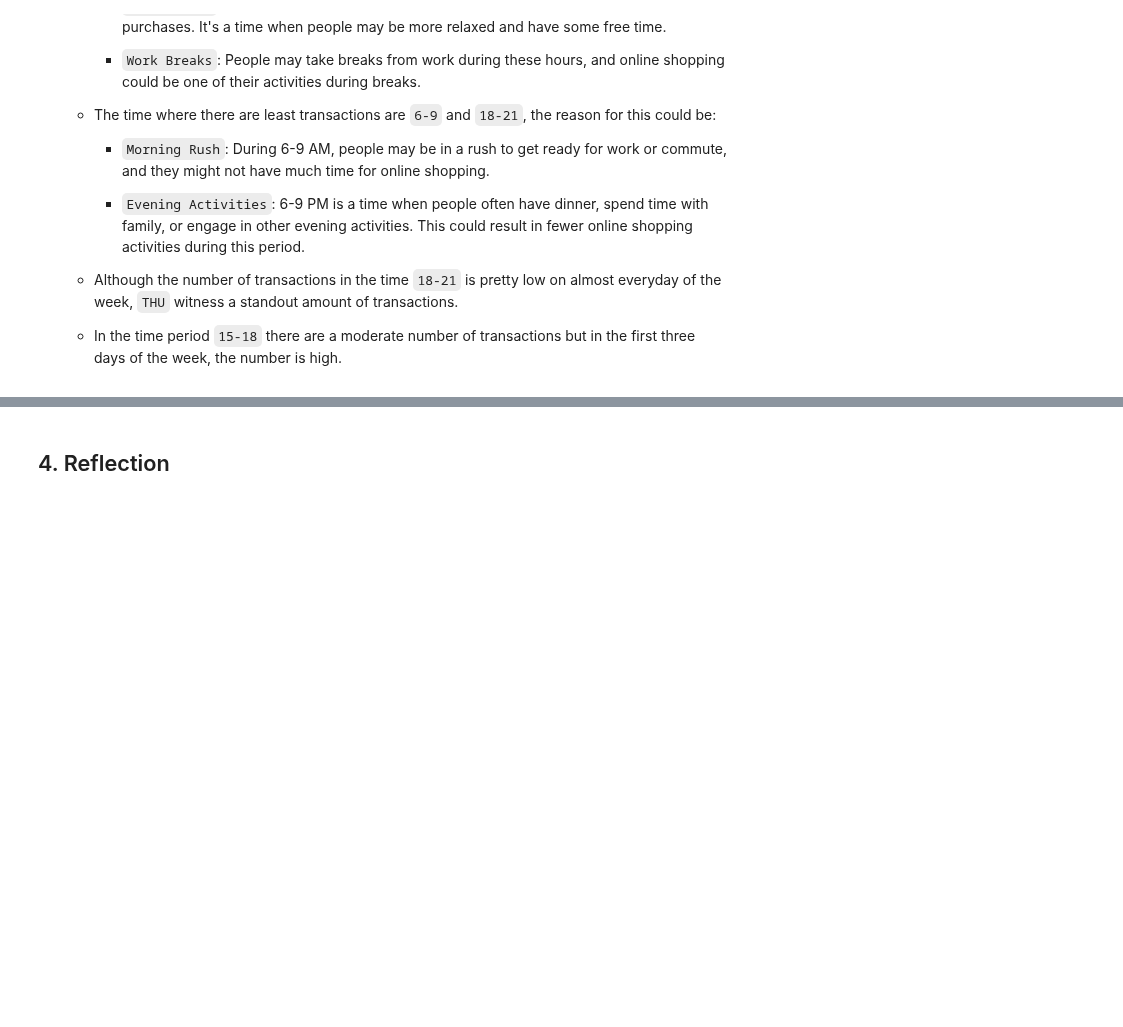
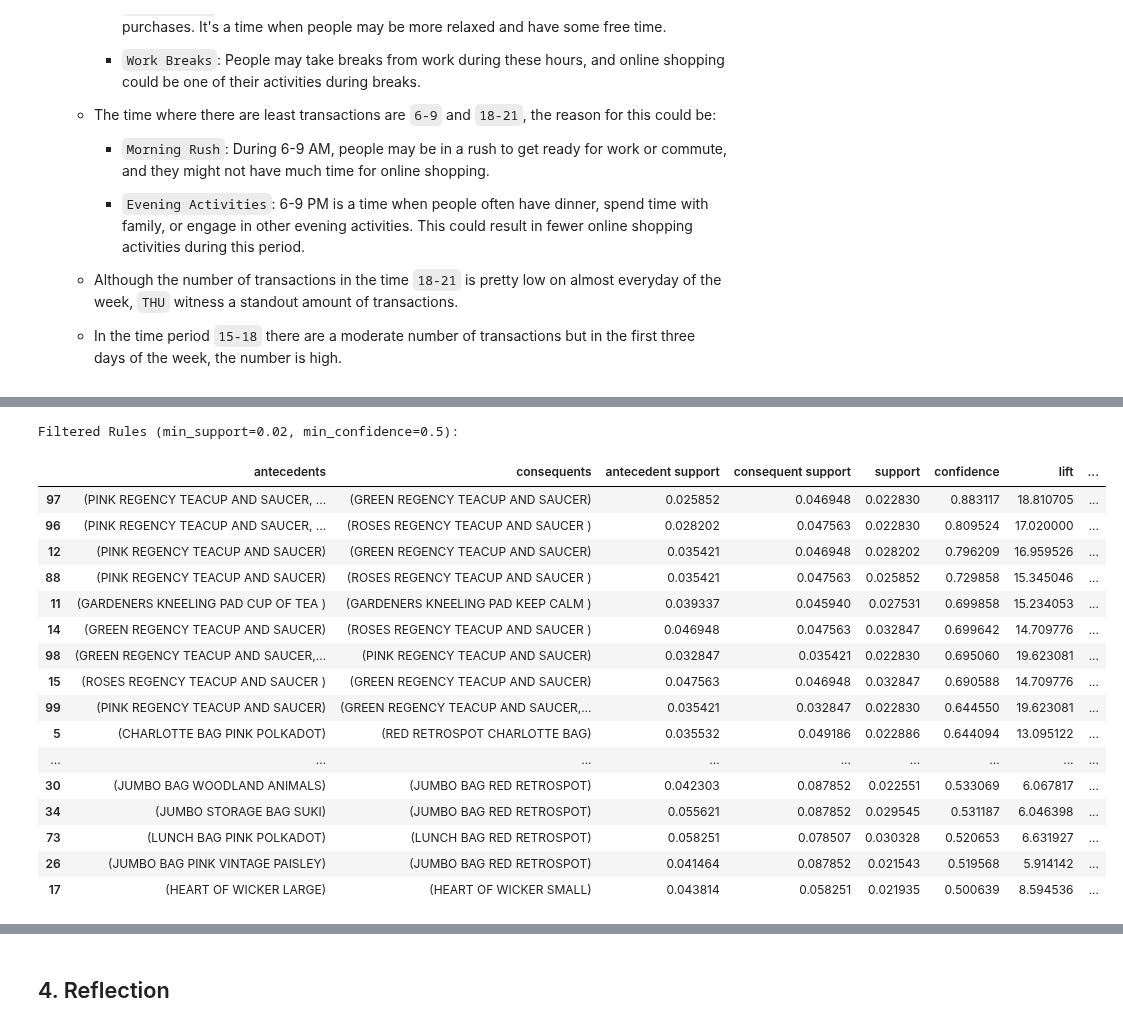
Before and after one commit to Ha0203/FinalProject_LTKHDL, a Jupyter notebook: main_branch.ipynb, the cells around one changed output, grey strips where cells are left out. Cells and saved outputs as stored; diff of their text form; code cells hidden in the pictures; blank space fills up the shorter version.

```diff
--- a/main_branch.ipynb
+++ b/main_branch.ipynb
@@ -891,0 +896,6 @@ plt.show()
+# %%
+transactions = df_positive_quantity.groupby('InvoiceNo')['Description'].apply(list).tolist()
+
+transaction_table = pd.DataFrame(transactions)
+print("Transactions:")
+transaction_table.head()
@@ -891,0 +913,9 @@ plt.show()
+# %%
+# One-Hot Encoding
+te = TransactionEncoder()
+onehot = te.fit_transform(transactions)
+df_onehot = pd.DataFrame(onehot, columns=te.columns_)
+
+# Display the one-hot encoded matrix as a table
+print("\nOne-Hot Encoded Matrix:")
+df_onehot.head()
@@ -891,0 +933,8 @@ plt.show()
+# %%
+# Apriori Algorithm
+min_support = 0.02
+frequent_itemsets = apriori(df_onehot, min_support=min_support, use_colnames=True)
+
+# Display frequent itemsets as a table
+print(f"\nFrequent Itemsets (min_support={min_support}):")
+frequent_itemsets.sort_values(by='support', ascending=False).head()
@@ -891,0 +958,8 @@ plt.show()
+# %%
+# Association Rules
+min_threshold = 1
+rules = association_rules(frequent_itemsets, metric="lift", min_threshold=min_threshold)
+
+# Display association rules as a table
+print(f"\nAssociation Rules (min_threshold={min_threshold}):")
+rules.sort_values(by='lift', ascending=False)
@@ -891,0 +989,26 @@ plt.show()
+# %%
+min_support_filtered = 0.02
+min_confidence_filtered = 0.5
+filtered_rules = rules[(rules['support'] > min_support_filtered) & (rules['confidence'] > min_confidence_filtered)]
+
+print(f"\nFiltered Rules (min_support={min_support_filtered}, min_confidence={min_confidence_filtered}):")
+filtered_rules.sort_values(by='confidence', ascending=False)
+# %% [output]
+Filtered Rules (min_support=0.02, min_confidence=0.5):
+|  | antecedents | consequents | antecedent support | consequent support | support | confidence | lift | ... |
+| 97 | (PINK REGENCY TEACUP AND SAUCER, ... | (GREEN REGENCY TEACUP AND SAUCER) | 0.025852 | 0.046948 | 0.022830 | 0.883117 | 18.810705 | ... |
+| 96 | (PINK REGENCY TEACUP AND SAUCER, ... | (ROSES REGENCY TEACUP AND SAUCER ) | 0.028202 | 0.047563 | 0.022830 | 0.809524 | 17.020000 | ... |
+| 12 | (PINK REGENCY TEACUP AND SAUCER) | (GREEN REGENCY TEACUP AND SAUCER) | 0.035421 | 0.046948 | 0.028202 | 0.796209 | 16.959526 | ... |
+| 88 | (PINK REGENCY TEACUP AND SAUCER) | (ROSES REGENCY TEACUP AND SAUCER ) | 0.035421 | 0.047563 | 0.025852 | 0.729858 | 15.345046 | ... |
+| 11 | (GARDENERS KNEELING PAD CUP OF TEA ) | (GARDENERS KNEELING PAD KEEP CALM ) | 0.039337 | 0.045940 | 0.027531 | 0.699858 | 15.234053 | ... |
+| 14 | (GREEN REGENCY TEACUP AND SAUCER) | (ROSES REGENCY TEACUP AND SAUCER ) | 0.046948 | 0.047563 | 0.032847 | 0.699642 | 14.709776 | ... |
+| 98 | (GREEN REGENCY TEACUP AND SAUCER,... | (PINK REGENCY TEACUP AND SAUCER) | 0.032847 | 0.035421 | 0.022830 | 0.695060 | 19.623081 | ... |
+| 15 | (ROSES REGENCY TEACUP AND SAUCER ) | (GREEN REGENCY TEACUP AND SAUCER) | 0.047563 | 0.046948 | 0.032847 | 0.690588 | 14.709776 | ... |
+| 99 | (PINK REGENCY TEACUP AND SAUCER) | (GREEN REGENCY TEACUP AND SAUCER,... | 0.035421 | 0.032847 | 0.022830 | 0.644550 | 19.623081 | ... |
+| 5 | (CHARLOTTE BAG PINK POLKADOT) | (RED RETROSPOT CHARLOTTE BAG) | 0.035532 | 0.049186 | 0.022886 | 0.644094 | 13.095122 | ... |
+| ... | ... | ... | ... | ... | ... | ... | ... | ... |
+| 30 | (JUMBO BAG WOODLAND ANIMALS) | (JUMBO BAG RED RETROSPOT) | 0.042303 | 0.087852 | 0.022551 | 0.533069 | 6.067817 | ... |
+| 34 | (JUMBO STORAGE BAG SUKI) | (JUMBO BAG RED RETROSPOT) | 0.055621 | 0.087852 | 0.029545 | 0.531187 | 6.046398 | ... |
+| 73 | (LUNCH BAG PINK POLKADOT) | (LUNCH BAG RED RETROSPOT) | 0.058251 | 0.078507 | 0.030328 | 0.520653 | 6.631927 | ... |
+| 26 | (JUMBO BAG PINK VINTAGE PAISLEY) | (JUMBO BAG RED RETROSPOT) | 0.041464 | 0.087852 | 0.021543 | 0.519568 | 5.914142 | ... |
+| 17 | (HEART OF WICKER LARGE) | (HEART OF WICKER SMALL) | 0.043814 | 0.058251 | 0.021935 | 0.500639 | 8.594536 | ... |
```
Also changed, not shown: parts of 22 cells of this notebook.
